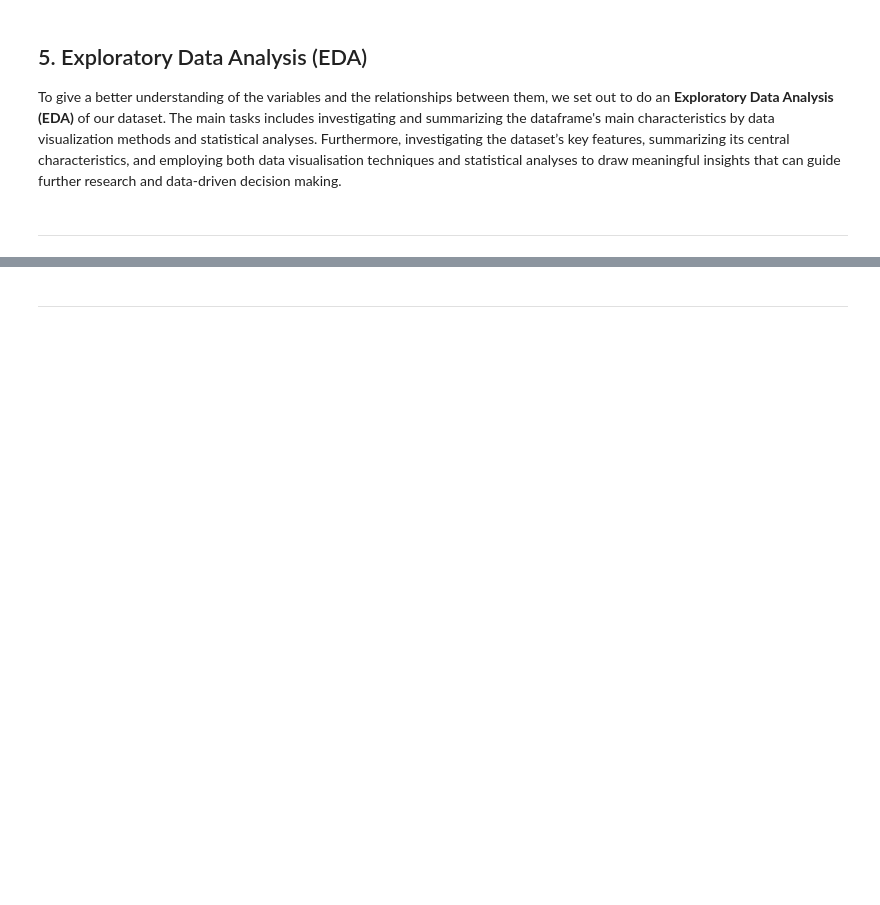
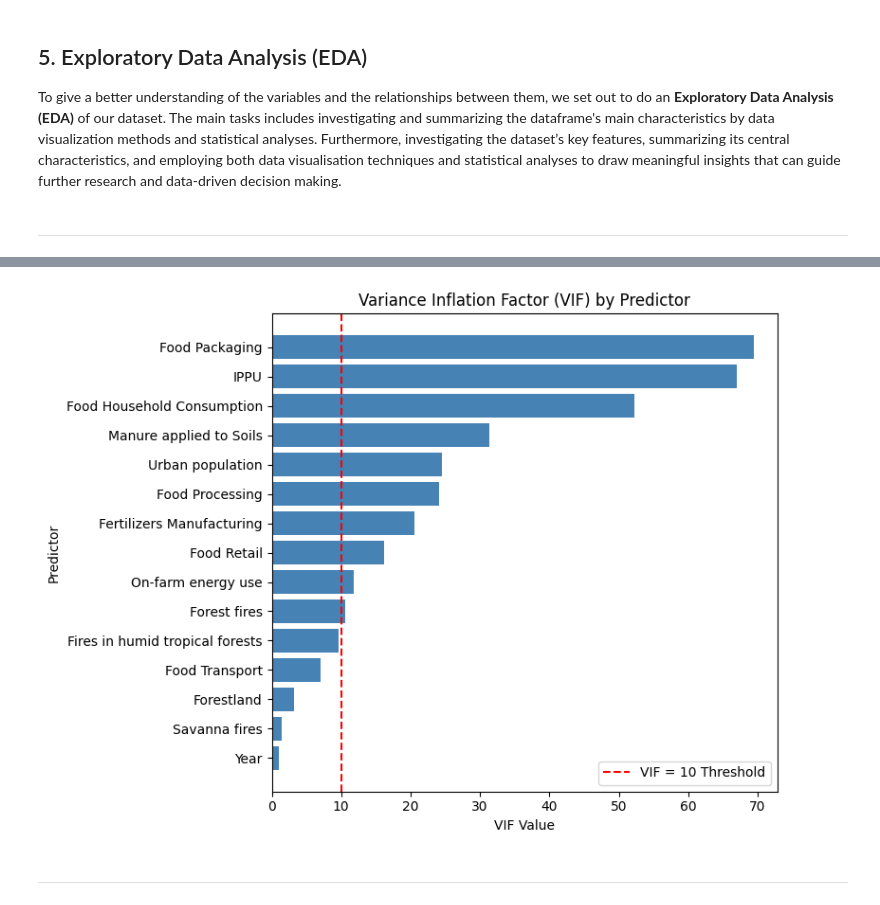
Before and after one commit to AlanJDean/2401PTDS_Regression_Project, a Jupyter notebook: Project starting point.ipynb, the cells around one changed output, grey strips where cells are left out. Cells and saved outputs as stored; diff of their text form; code cells hidden in the pictures; blank space fills up the shorter version.

```diff
--- a/Project starting point.ipynb
+++ b/Project starting point.ipynb
@@ -305,2 +631,44 @@ filter_by_runtime(df_copy, 36, 116)
+# %%
+import matplotlib.pyplot as plt
+import pandas as pd
+
+# Replace with your actual VIF DataFrame if you have it already:
+# e.g., df_vif = eda_out_temp["vif"]
+
+# Example: reconstruct from your results
+vif_data = {
+    "feature": [
+        "Food Packaging", "IPPU", "Food Household Consumption",
+        "Manure applied to Soils", "Urban population", "Food Processing",
+        "Fertilizers Manufacturing", "Food Retail", "On-farm energy use",
+        "Forest fires", "Fires in humid tropical forests",
+        "Food Transport", "Forestland", "Savanna fires", "Year"
+    ],
+    "VIF": [
+        69.40, 67.05, 52.24,
+        31.28, 24.57, 24.11,
+        20.60, 16.16, 11.76,
+        10.64, 9.64,
+        7.08, 3.22, 1.49, 1.04
+    ]
+}
+
+df_vif = pd.DataFrame(vif_data)
+
+# Sort for better visualization
+df_vif_sorted = df_vif.sort_values("VIF", ascending=True)
+
+# Plot VIF values
+plt.figure(figsize=(8,6))
+plt.barh(df_vif_sorted["feature"], df_vif_sorted["VIF"], color="steelblue")
+plt.axvline(10, color="red", linestyle="--", label="VIF = 10 Threshold")
+plt.title("Variance Inflation Factor (VIF) by Predictor")
+plt.xlabel("VIF Value")
+plt.ylabel("Predictor")
+plt.legend()
+plt.tight_layout()
+plt.show()
+# %% [output]
+[figure, added]
 # %% [markdown]
 ---
```
Also changed, not shown: parts of 44 cells of this notebook.
